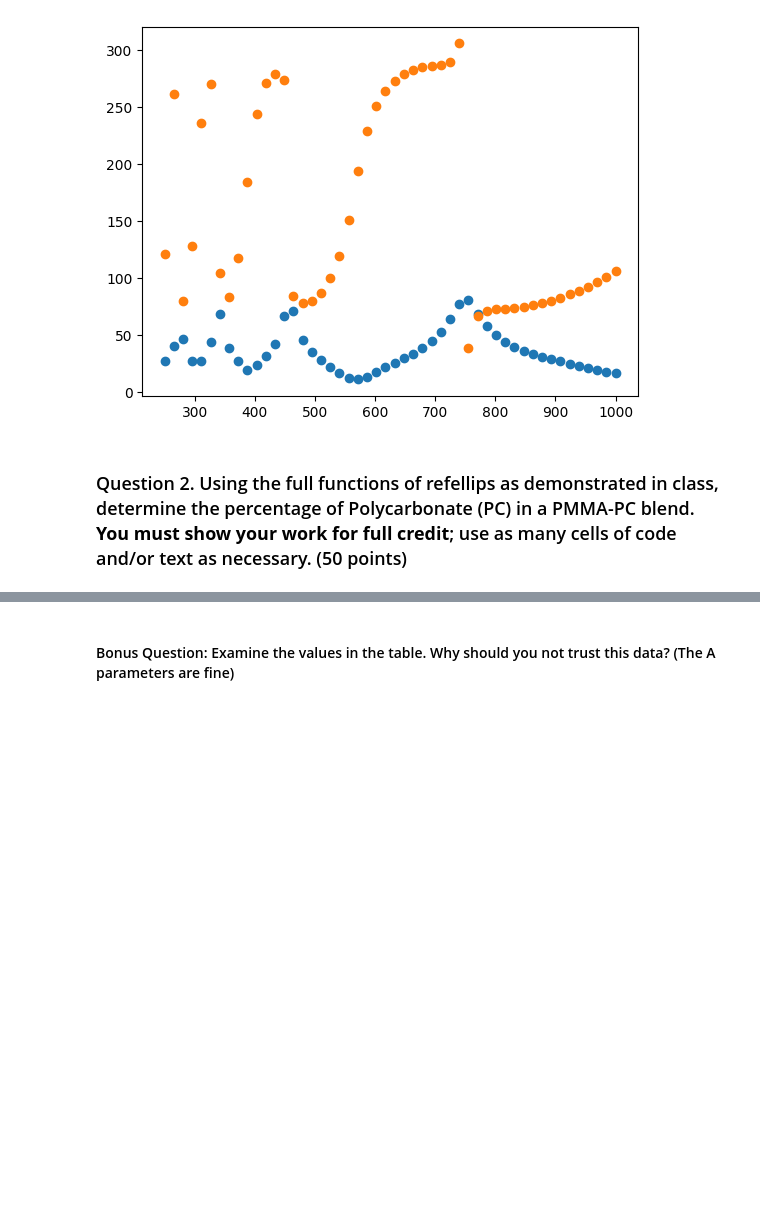
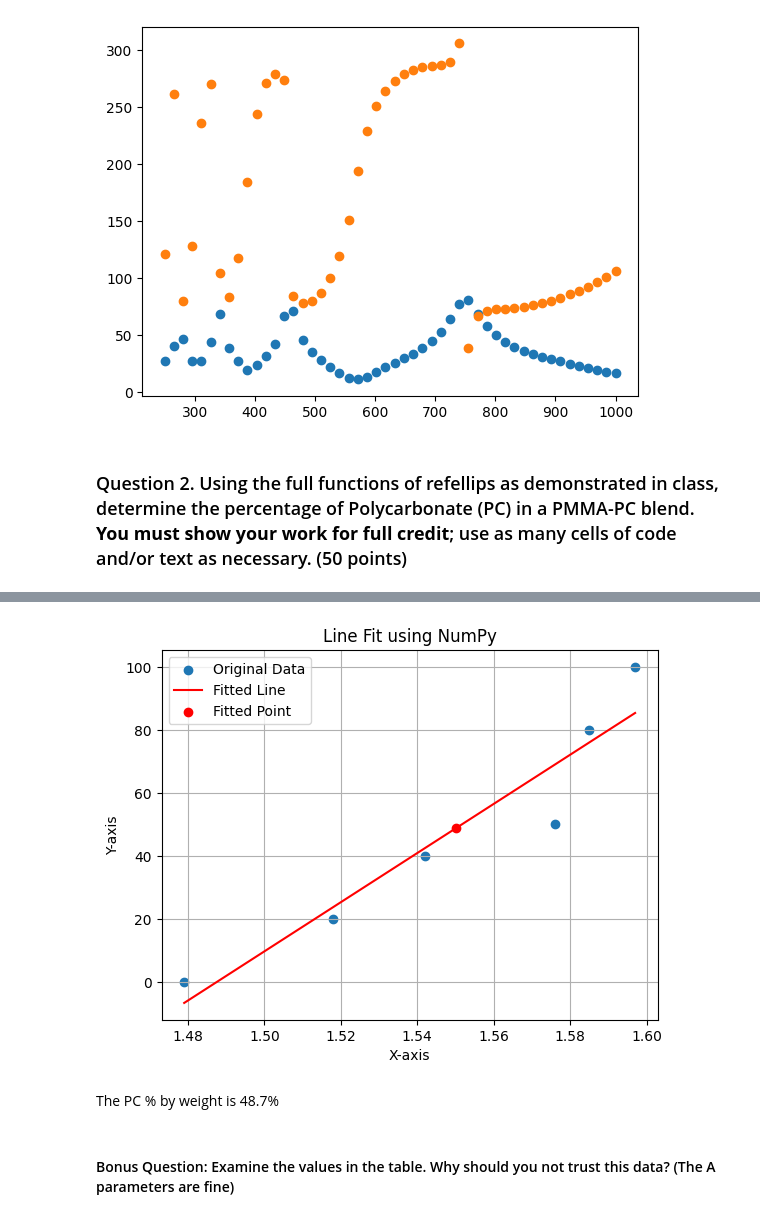
Before and after one commit to blajiness/CHE_7530-Assignments, a Jupyter notebook: Assignment7.ipynb, the cells around one changed output, grey strips where cells are left out. Drawn from its saved outputs; the diff is of its cells as text; code cells hidden in the pictures; blank space fills up the shorter version.

```diff
--- a/Assignment7.ipynb
+++ b/Assignment7.ipynb
@@ -257,0 +332,4 @@ datafile = '/content/MSE7530/sampledata/sim_ellipsometry.txt'
+# %%
+slope, intercept = np.polyfit(x, y, 1)
+# %%
+y_fit = slope * np.array(x) + intercept
@@ -258,3 +341,17 @@ datafile = '/content/MSE7530/sampledata/sim_ellipsometry.txt'
+# %%
+plt.scatter(x, y, label='Original Data')
+plt.plot(x, y_fit, color='red', label='Fitted Line')
+plt.xlabel('X-axis')
+plt.ylabel('Y-axis')
+plt.title('Line Fit using NumPy')
+plt.scatter(1.55, PC_precent, marker='o', color='red', label='Fitted Point')
+plt.legend()
+plt.grid(True)
+plt.show()
+# %% [output]
+[figure, added]
+# %% [markdown]
+The PC % by weight is 48.7%
 # %% [markdown]
 #### Bonus Question: Examine the values in the table. Why should you not trust this data? (The A parameters are fine)
 # %% [markdown]
```
Also changed, not shown: parts of 15 cells of this notebook.
